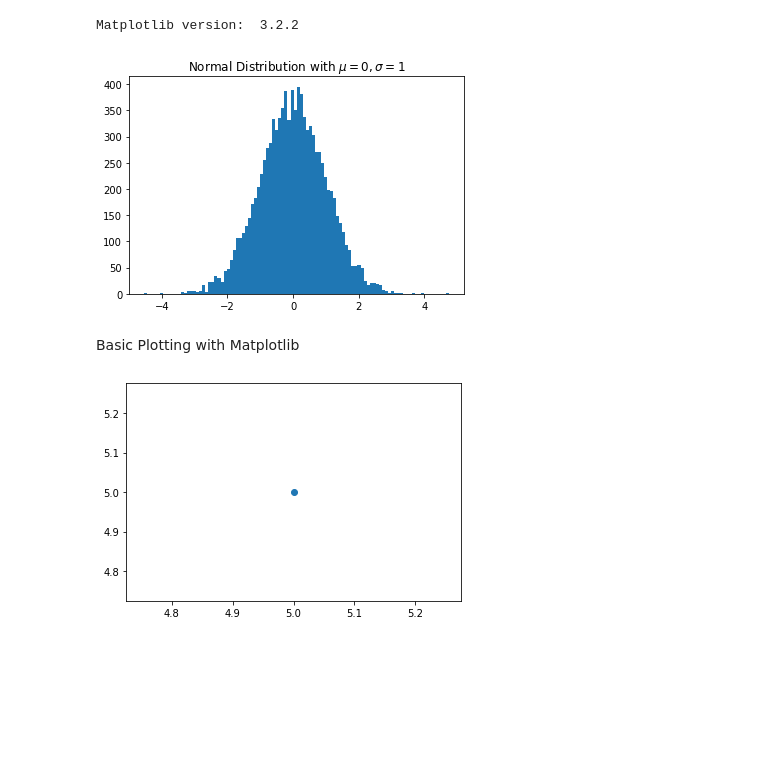
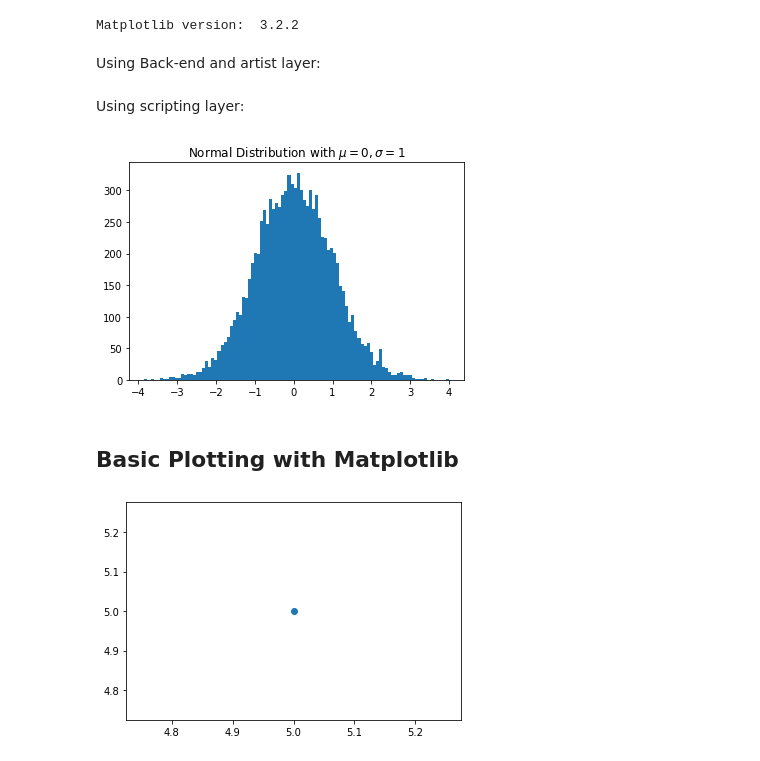
Before and after one commit to abiraaaaaaf/DataVisualizationPythonWorkshop, a Jupyter notebook: DataVisualizationWorkshop_Basics.ipynb, the cells around one changed output. Drawn from its saved outputs; the diff is of its cells as text; code cells hidden in the pictures; blank space fills up the shorter version.

```diff
--- a/DataVisualizationWorkshop_Basics.ipynb
+++ b/DataVisualizationWorkshop_Basics.ipynb
@@ -80,6 +96,8 @@ import matplotlib as mpl
 print('Matplotlib version: ', mpl.__version__)
 # %% [output]
 Matplotlib version:  3.2.2
+# %% [markdown]
+Using Back-end and artist layer:
 # %%
 from matplotlib.backends.backend_agg import FigureCanvasAgg   # import FigureCanvasAgg
 from matplotlib.figure import Figure    # import Figure artist   (syntatically heavy)
@@ -95,17 +113,19 @@ ax.set_title(r"Normal Distribution with $\mu=0, \sigma=1$")
 fig.savefig("NormalDistribution1.png")
+# %% [markdown]
+Using scripting layer:
 # %%
 import matplotlib.pyplot as plt
 import numpy as np
 
 x = np.random.randn(10000)  # generate 10000 random numbers
 plt.hist(x, 100) # 100 is the number of bins
-plt.title(r"Normal Distribution with $\mu=0, \sigma=1$")
+plt.title("Normal Distribution with $\mu=0, \sigma=1$")
 plt.savefig("NormalDistribution2.png")
 plt.show()
 # %% [output]
-[figure, old version]
+[figure, new version]
 # %% [markdown]
-Basic Plotting with Matplotlib
+## Basic Plotting with Matplotlib
 # %%
 import matplotlib.pyplot as plt
 plt.plot(5,5,'o')
```
Also changed, not shown: parts of 29 cells of this notebook.
